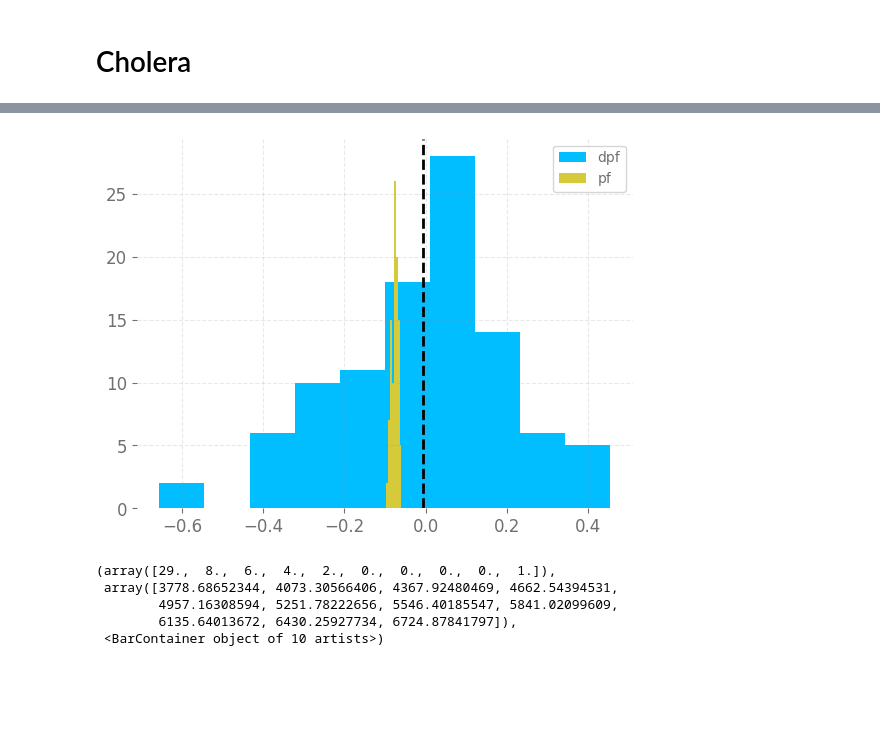
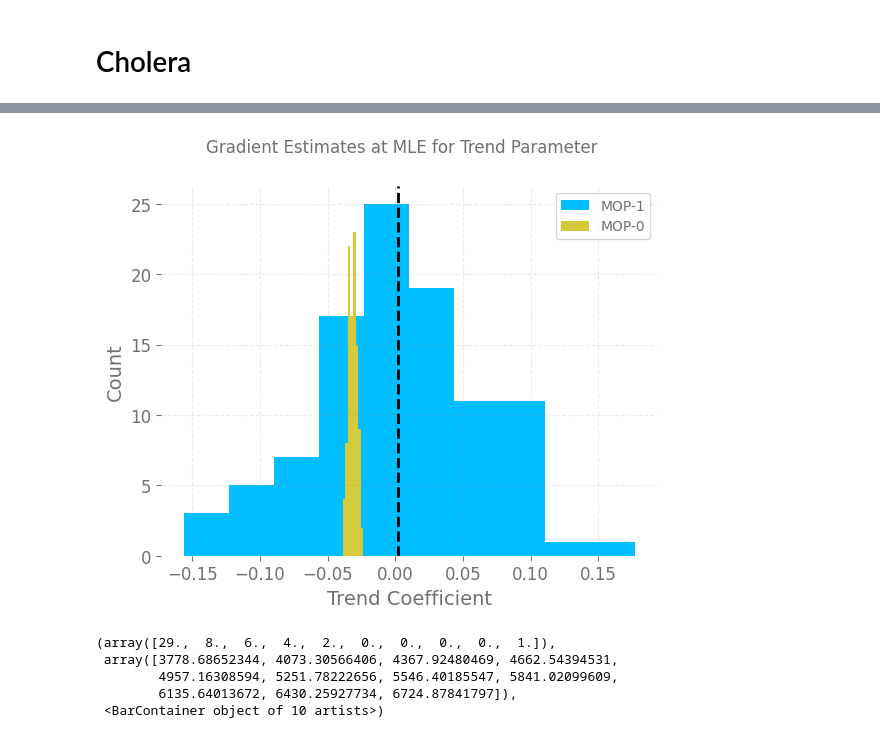
Before and after one commit to hetankevin/diffilter, a Jupyter notebook: cholera.ipynb, the cells around one changed output, grey strips where cells are left out. Cells and saved outputs as stored; diff of their text form; code cells hidden in the pictures; blank space fills up the shorter version.

```diff
--- a/cholera.ipynb
+++ b/cholera.ipynb
@@ -150,17 +150,21 @@ pf_grads = [jgrad_pf(theta,
              for i in tqdm(range(100))]
 # %%
 col = 6
-norm_dpf = np.array(dpf_grads)/np.linalg.norm(np.array(dpf_grads), axis=1)[:,None]
-norm_pf = np.array(pf_grads)/np.linalg.norm(np.array(pf_grads), axis=1)[:,None]
-#norm_dpf = np.array(dpf_grads)
-#norm_pf = np.array(pf_grads)
-plt.hist(norm_dpf[:,col], label='dpf', bins='auto')
+#norm_dpf = np.array(dpf_grads)/np.linalg.norm(np.array(dpf_grads), axis=1)[:,None]
+#norm_pf = np.array(pf_grads)/np.linalg.norm(np.array(pf_grads), axis=1)[:,None]
+norm_dpf = np.array(dpf_grads)
+norm_pf = np.array(pf_grads)
+plt.hist(norm_dpf[:,col], label='MOP-1', bins='auto')
 plt.axvline(norm_dpf[:,col].mean(), color='black', linestyle='--')
-plt.hist(norm_pf[:,col], label='pf', bins='auto')
+plt.hist(norm_pf[:,col], label='MOP-0', bins='auto')
 plt.legend()
+plt.suptitle('Gradient Estimates at MLE for Trend Parameter')
+plt.xlabel('Trend Coefficient')
+plt.ylabel('Count')
+plt.savefig('imgs/mlegrad.png')
 plt.show()
 # %% [output]
-[figure, old version]
+[figure, new version]
 # %%
 perturbs = [pfilter(theta + 60*sigmas*onp.random.normal(size=theta.shape),
          ys, J, covars, -1) for i in tqdm(range(50))]
```
Also changed, not shown: parts of 7 cells of this notebook, 5 other files.
